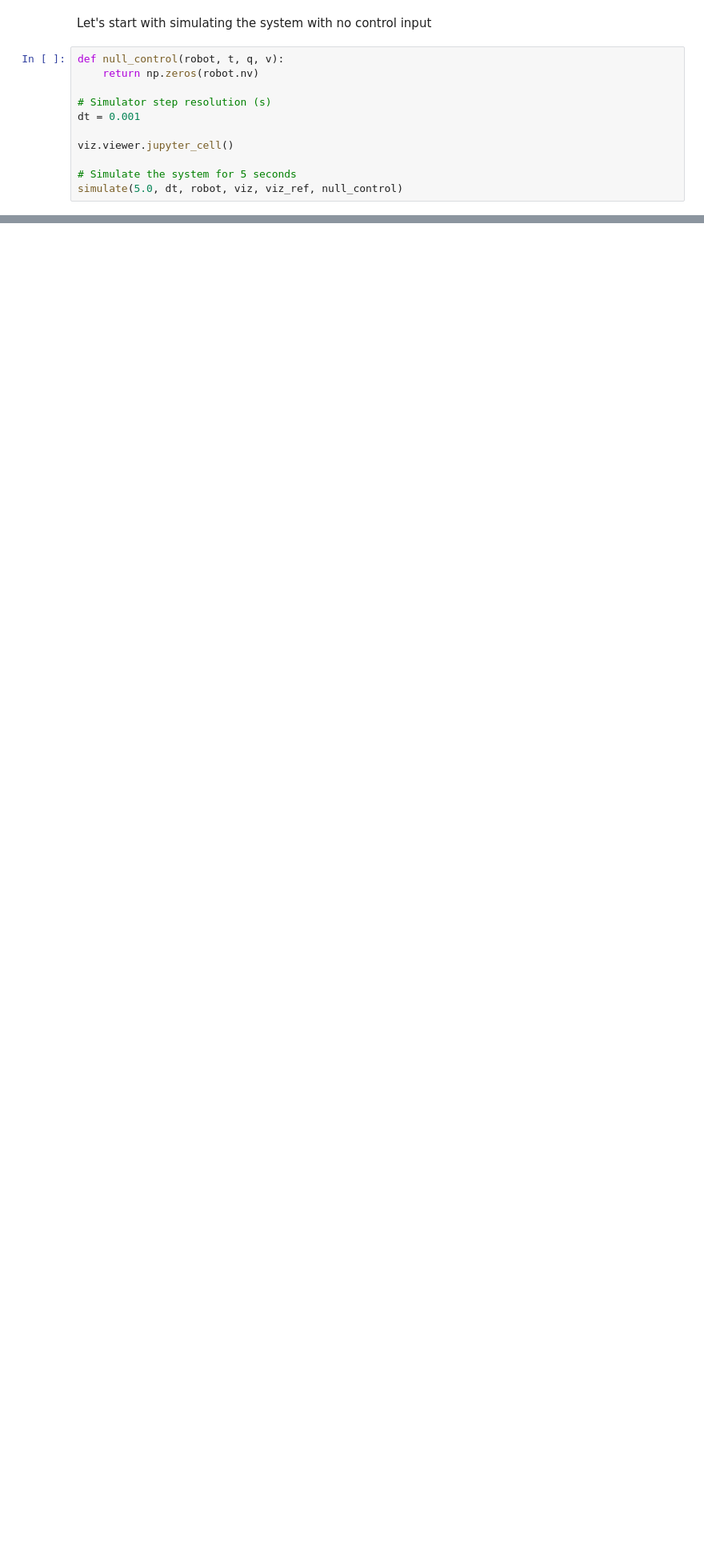
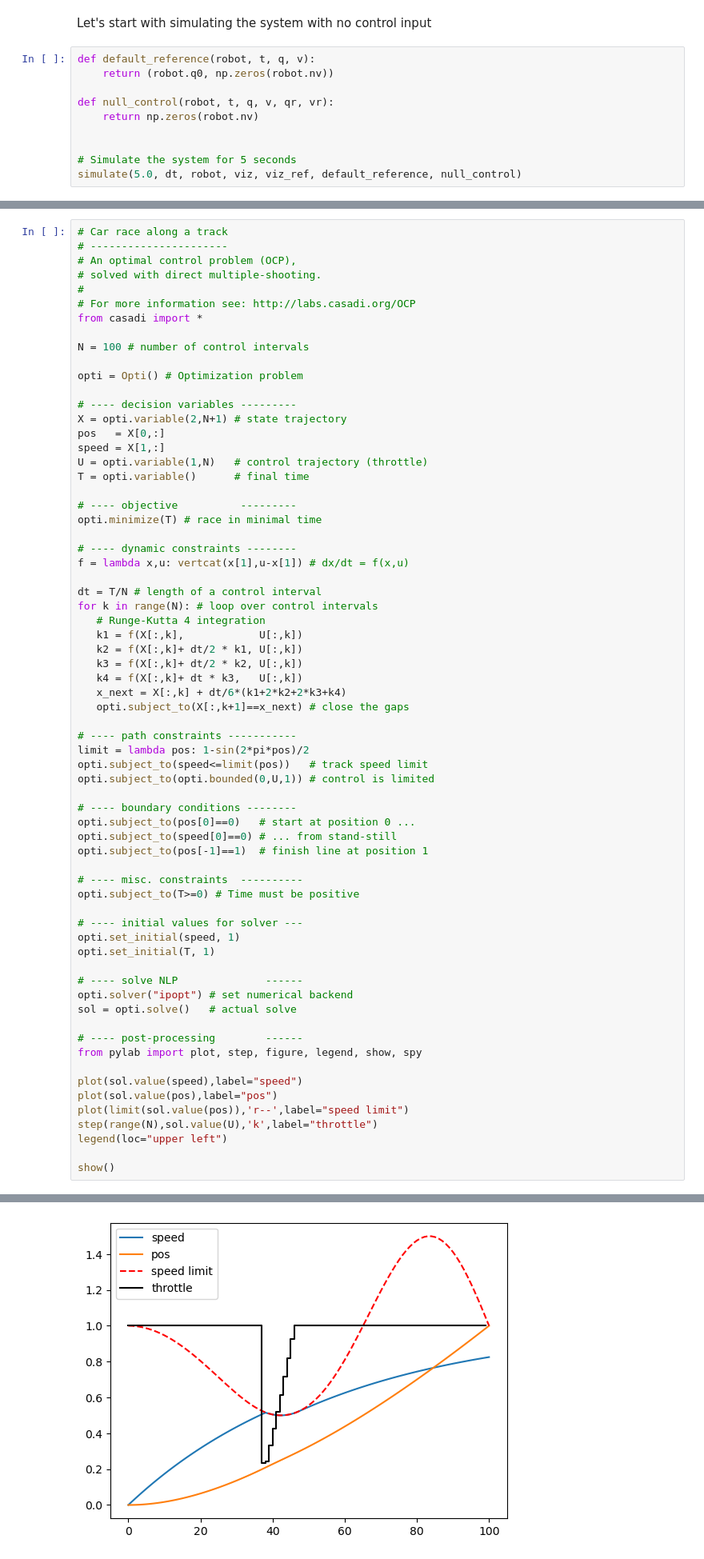
Before and after one commit to dazzmo/ausros_demo, a Jupyter notebook: c3.ipynb, the cells around one changed output, grey strips where cells are left out. Shown at 80% size. Drawn from its saved outputs; the diff is of its cells as text; blank space fills up the shorter version.

```diff
--- a/c3.ipynb
+++ b/c3.ipynb
@@ -89,16 +93,15 @@ def simulate(T, dt, robot, viz, viz_ref, controller, fps = 30):
 # %% [markdown]
 Let's start with simulating the system with no control input
 # %%
-def null_control(robot, t, q, v):
+def default_reference(robot, t, q, v):
+    return (robot.q0, np.zeros(robot.nv))
+
+def null_control(robot, t, q, v, qr, vr):
     return np.zeros(robot.nv)
 
-# Simulator step resolution (s)
-dt = 0.001
-
-viz.viewer.jupyter_cell()
 
 # Simulate the system for 5 seconds
-simulate(5.0, dt, robot, viz, viz_ref, null_control)
+simulate(5.0, dt, robot, viz, viz_ref, default_reference, null_control)
 # %% [markdown]
 ## PD Joint Control
 To track a nominal state, we can introduce virtual spring-damping to each joint by using a PD controller to act at each joint proportional to the error and error rate at each time step, much like in Lecture 1.
@@ -325,0 +416,68 @@ NotImplementedError: Wrong number or type of arguments for overloaded function '
+# %%
+# Car race along a track
+# ----------------------
+# An optimal control problem (OCP),
+# solved with direct multiple-shooting.
+#
+# For more information see: http://labs.casadi.org/OCP
+from casadi import *
+
+N = 100 # number of control intervals
+
+opti = Opti() # Optimization problem
+
+# ---- decision variables ---------
+X = opti.variable(2,N+1) # state trajectory
+pos   = X[0,:]
+speed = X[1,:]
+U = opti.variable(1,N)   # control trajectory (throttle)
+T = opti.variable()      # final time
+
+# ---- objective          ---------
+opti.minimize(T) # race in minimal time
+
+# ---- dynamic constraints --------
+f = lambda x,u: vertcat(x[1],u-x[1]) # dx/dt = f(x,u)
+
+dt = T/N # length of a control interval
+for k in range(N): # loop over control intervals
+   # Runge-Kutta 4 integration
+   k1 = f(X[:,k],            U[:,k])
+   k2 = f(X[:,k]+ dt/2 * k1, U[:,k])
+   k3 = f(X[:,k]+ dt/2 * k2, U[:,k])
+   k4 = f(X[:,k]+ dt * k3,   U[:,k])
+   x_next = X[:,k] + dt/6*(k1+2*k2+2*k3+k4)
+   opti.subject_to(X[:,k+1]==x_next) # close the gaps
+
+# ---- path constraints -----------
+limit = lambda pos: 1-sin(2*pi*pos)/2
+opti.subject_to(speed<=limit(pos))   # track speed limit
+opti.subject_to(opti.bounded(0,U,1)) # control is limited
+
+# ---- boundary conditions --------
+opti.subject_to(pos[0]==0)   # start at position 0 ...
+opti.subject_to(speed[0]==0) # ... from stand-still
+opti.subject_to(pos[-1]==1)  # finish line at position 1
+
+# ---- misc. constraints  ----------
+opti.subject_to(T>=0) # Time must be positive
+
+# ---- initial values for solver ---
+opti.set_initial(speed, 1)
+opti.set_initial(T, 1)
+
+# ---- solve NLP              ------
+opti.solver("ipopt") # set numerical backend
+sol = opti.solve()   # actual solve
+
+# ---- post-processing        ------
+from pylab import plot, step, figure, legend, show, spy
+
+plot(sol.value(speed),label="speed")
+plot(sol.value(pos),label="pos")
+plot(limit(sol.value(pos)),'r--',label="speed limit")
+step(range(N),sol.value(U),'k',label="throttle")
+legend(loc="upper left")
+
+show()
+# %% [output]
@@ -325,0 +501 @@ NotImplementedError: Wrong number or type of arguments for overloaded function '
+[figure, added]
```
Also changed, not shown: parts of 10 cells of this notebook.
